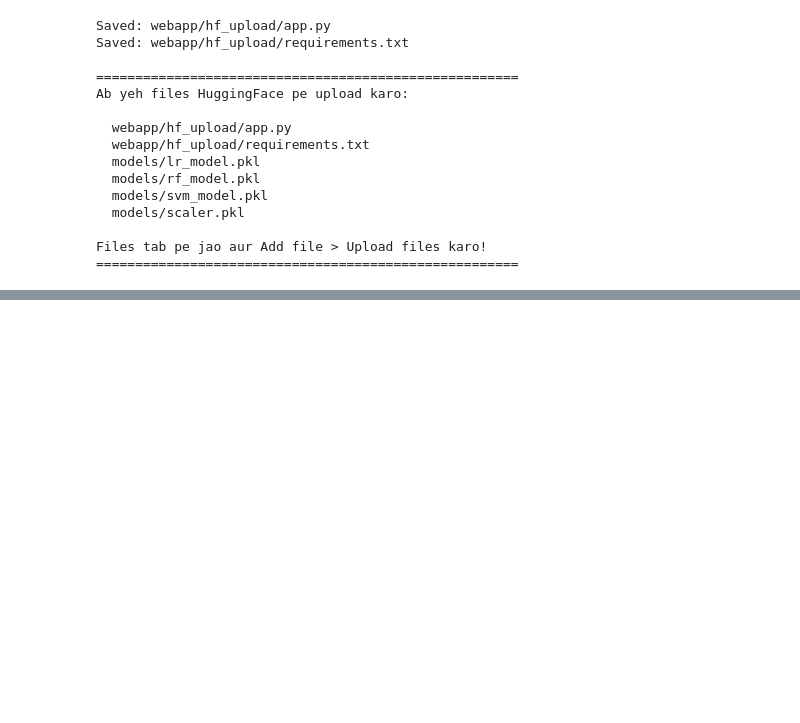
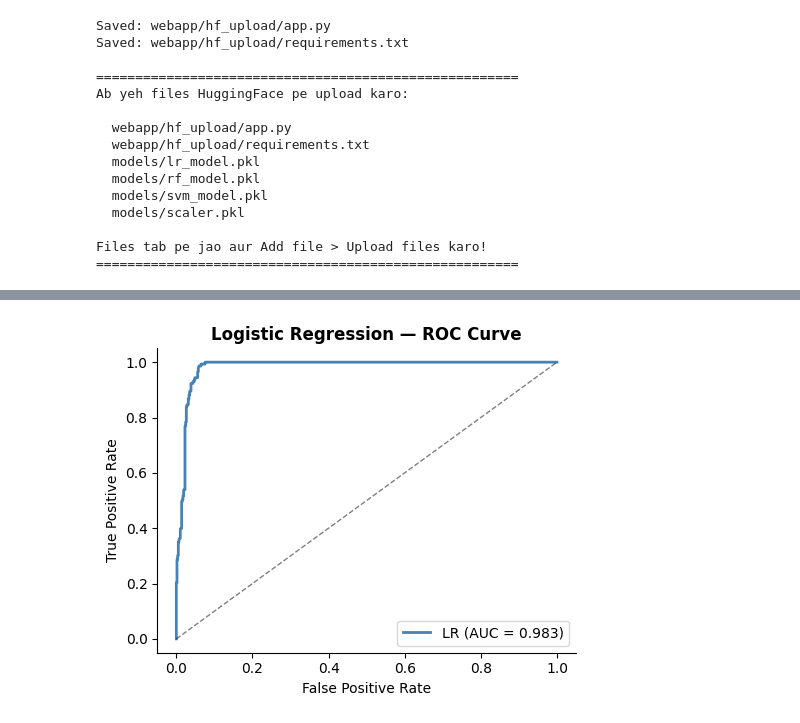
Before and after one commit to Asif5588-M/thesis_ml_project, a Jupyter notebook: notebooks/02_models.ipynb, the cells around one changed output, grey strips where cells are left out. Cells and saved outputs as stored; diff of their text form; code cells hidden in the pictures; blank space fills up the shorter version.

```diff
--- a/notebooks/02_models.ipynb
+++ b/notebooks/02_models.ipynb
@@ -1579,0 +1589,19 @@ Files tab pe jao aur Add file > Upload files karo!
+# %%
+# === LR — ROC Curve ===
+fpr_lr, tpr_lr, _ = roc_curve(y_test, y_prob_lr)
+auc_lr = roc_auc_score(y_test, y_prob_lr)
+
+fig, ax = plt.subplots(figsize=(5, 4))
+ax.plot(fpr_lr, tpr_lr, color='steelblue', lw=2,
+        label=f'LR (AUC = {auc_lr:.3f})')
+ax.plot([0,1],[0,1],'k--', lw=1, alpha=0.5)
+ax.set_title('Logistic Regression — ROC Curve', fontweight='bold')
+ax.set_xlabel('False Positive Rate')
+ax.set_ylabel('True Positive Rate')
+ax.legend(loc='lower right')
+ax.spines[['top','right']].set_visible(False)
+plt.tight_layout()
+plt.savefig('../results/lr_roc.png', dpi=150, bbox_inches='tight')
+plt.show()
+# %% [output]
+[figure, added]
```
Also changed, not shown: parts of 8 cells of this notebook, 19 other files.
